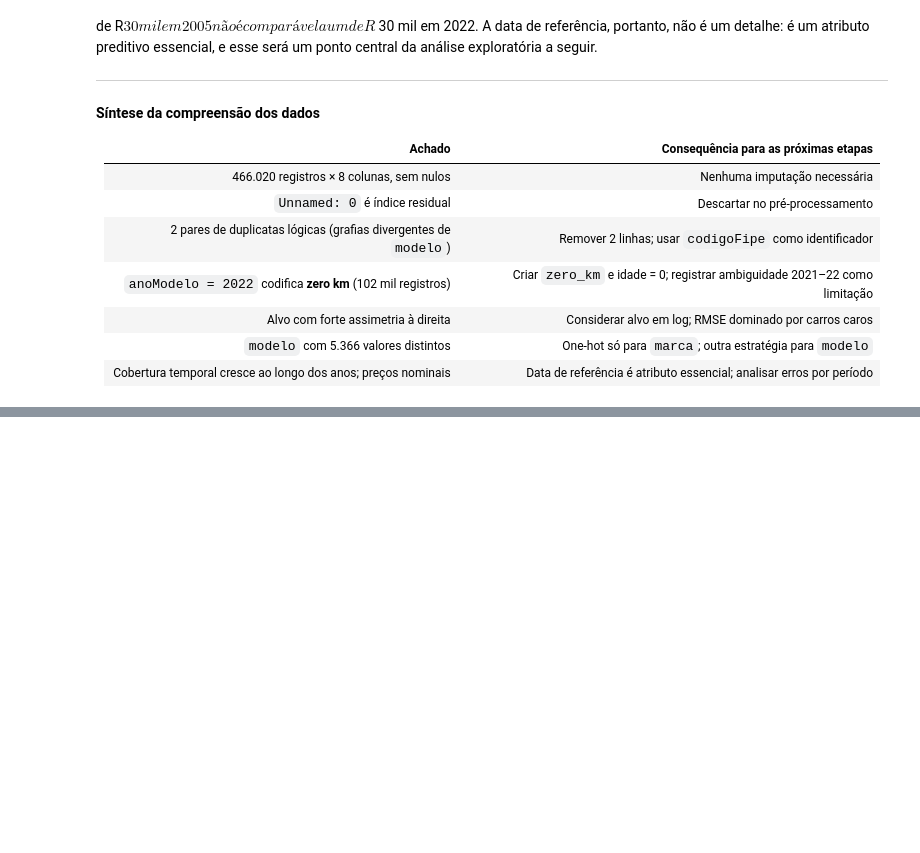
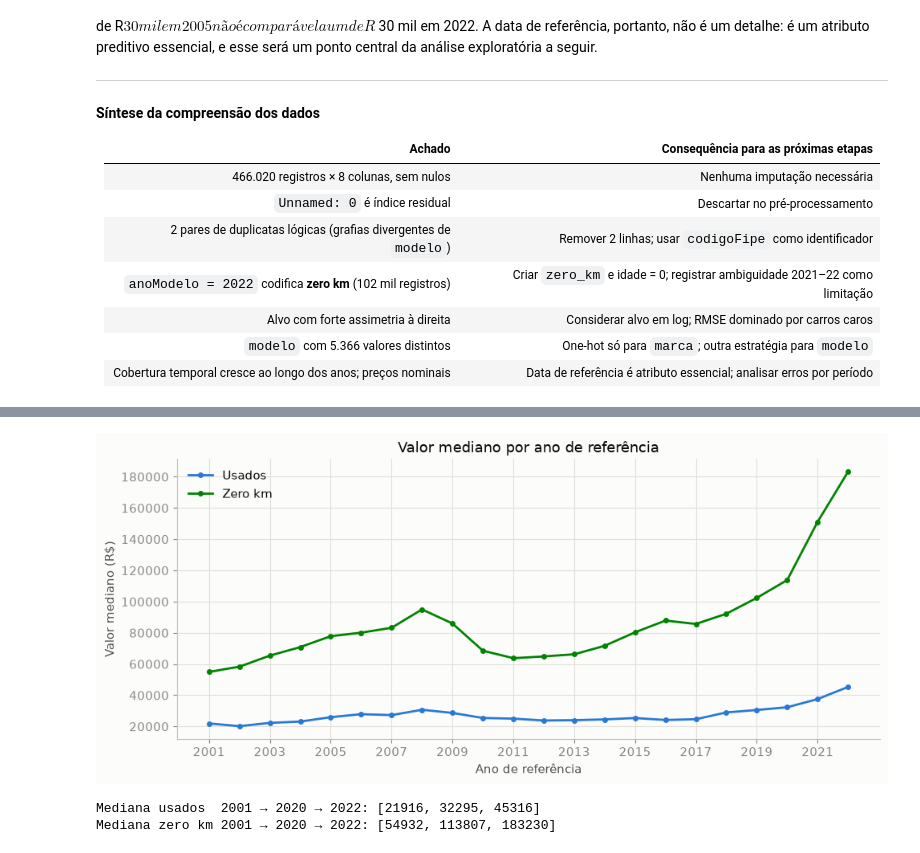
Before and after one commit to Danillitos/UFS-Trabalho-IA, a Jupyter notebook: projeto_final_fipe.ipynb, the cells around one changed output, grey strips where cells are left out. Drawn from its saved outputs; the diff is of its cells as text; code cells hidden in the pictures; blank space fills up the shorter version.

```diff
--- a/projeto_final_fipe.ipynb
+++ b/projeto_final_fipe.ipynb
@@ -347,0 +356,9 @@ central da análise exploratória a seguir.
+# %%
+df_eda = df.copy()
+df_eda["zero_km"] = df_eda["anoModelo"] == 2022
+df_eda["idade"] = np.where(df_eda["zero_km"], 0, df_eda["anoReferencia"] - df_eda["anoModelo"])
+# data de referência como número contínuo (ex.: 2010.5 = julho/2010), útil para gráficos temporais
+df_eda["dataRef"] = df_eda["anoReferencia"] + (df_eda["mesReferencia"] - 1) / 12
+
+usados = df_eda[~df_eda["zero_km"]]
+print(f"Registros zero km: {df_eda['zero_km'].sum():,} | usados: {len(usados):,}".replace(",", "."))
@@ -347,0 +374,23 @@ central da análise exploratória a seguir.
+# %%
+VERDE = "#008300"  # segunda cor categórica da paleta
+
+med_ano = df_eda.groupby(["anoReferencia", "zero_km"])["valor"].median().unstack()
+med_ano.columns = ["Usados", "Zero km"]
+
+fig, eixo = plt.subplots(figsize=(10, 4.5))
+eixo.plot(med_ano.index, med_ano["Usados"],  color=AZUL,  linewidth=2, marker="o", markersize=4, label="Usados")
+eixo.plot(med_ano.index, med_ano["Zero km"], color=VERDE, linewidth=2, marker="o", markersize=4, label="Zero km")
+eixo.set_title("Valor mediano por ano de referência")
+eixo.set_xlabel("Ano de referência")
+eixo.set_ylabel("Valor mediano (R$)")
+eixo.set_xticks(med_ano.index[::2])
+eixo.legend(frameon=False)
+plt.tight_layout()
+plt.show()
+
+print("Mediana usados  2001 → 2020 → 2022:", [round(med_ano.loc[a, 'Usados'])  for a in (2001, 2020, 2022)])
+print("Mediana zero km 2001 → 2020 → 2022:", [round(med_ano.loc[a, 'Zero km']) for a in (2001, 2020, 2022)])
+# %% [output]
+[figure, added]
+Mediana usados  2001 → 2020 → 2022: [21916, 32295, 45316]
+Mediana zero km 2001 → 2020 → 2022: [54932, 113807, 183230]
```
Also changed, not shown: parts of 19 cells of this notebook.
